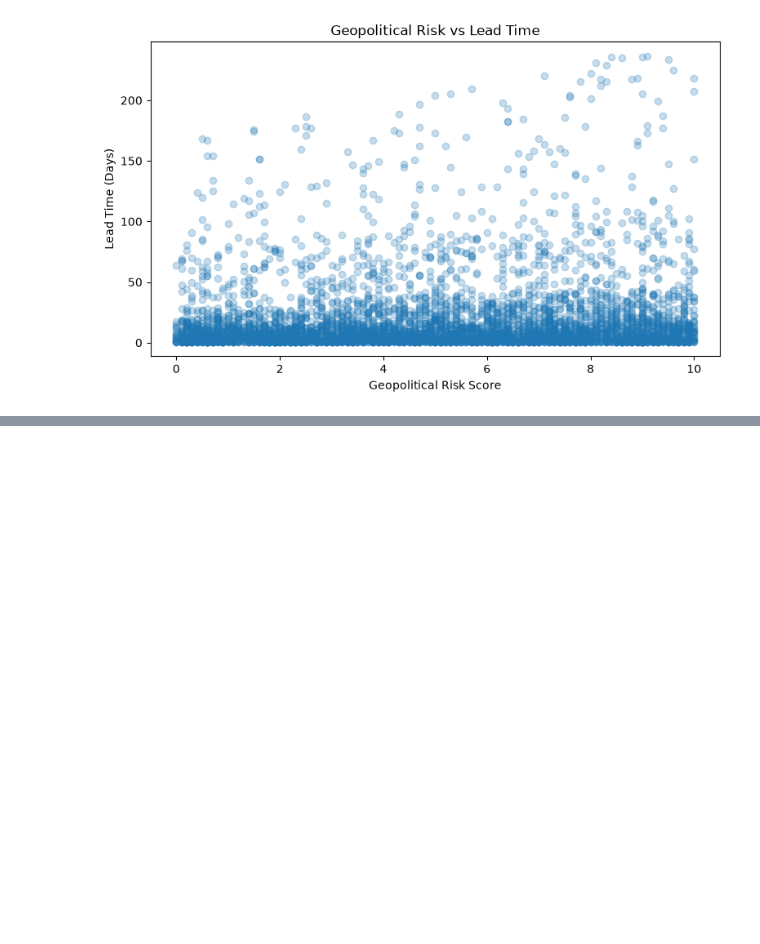
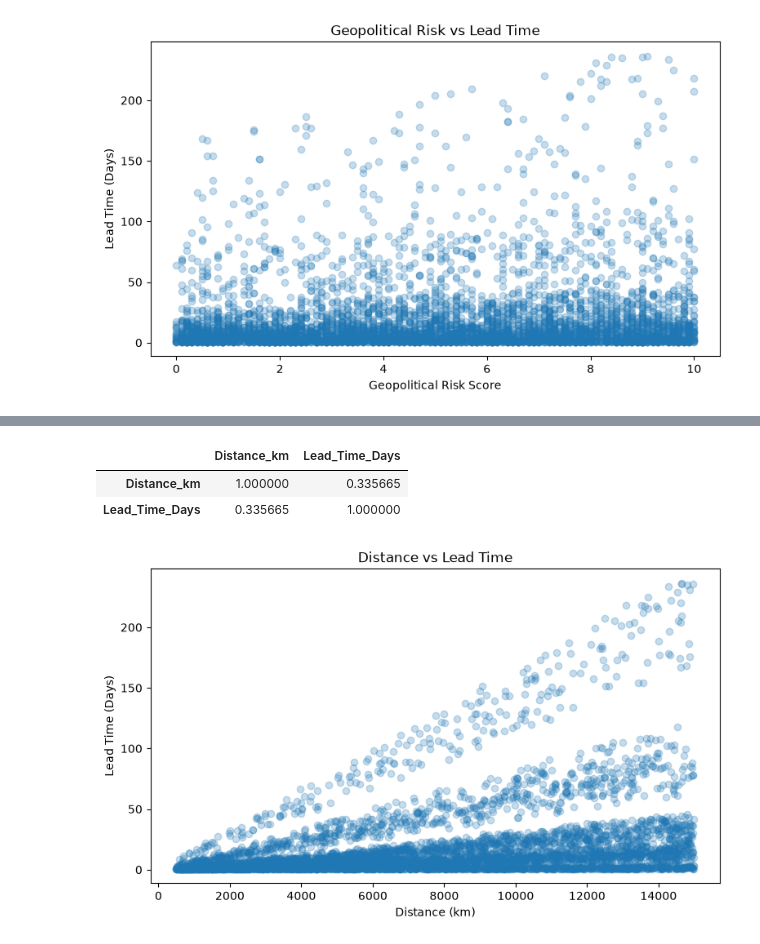
Before and after one commit to sharath1103/Global-Supply-Chain-Disruption, a Jupyter notebook: global_supply_chain_disruption.ipynb, the cells around one changed output, grey strips where cells are left out. Saved outputs shown, nothing was run; the diff lists cells and outputs as text; code cells hidden in the pictures; blank space fills up the shorter version.

```diff
--- a/global_supply_chain_disruption.ipynb
+++ b/global_supply_chain_disruption.ipynb
@@ -558,0 +638,15 @@ plt.show()
+# %%
+df[["Distance_km", "Lead_Time_Days"]].corr()
+# %% [output]
+|  | Distance_km | Lead_Time_Days |
+| Distance_km | 1.000000 | 0.335665 |
+| Lead_Time_Days | 0.335665 | 1.000000 |
+# %%
+plt.figure(figsize=(9,5))
+plt.scatter(df["Distance_km"], df["Lead_Time_Days"], alpha = 0.25)
+plt.title("Distance vs Lead Time")
+plt.xlabel("Distance (km)")
+plt.ylabel("Lead Time (Days)")
+plt.show()
+# %% [output]
+[figure, added]
```
Also changed, not shown: parts of 19 cells of this notebook.
